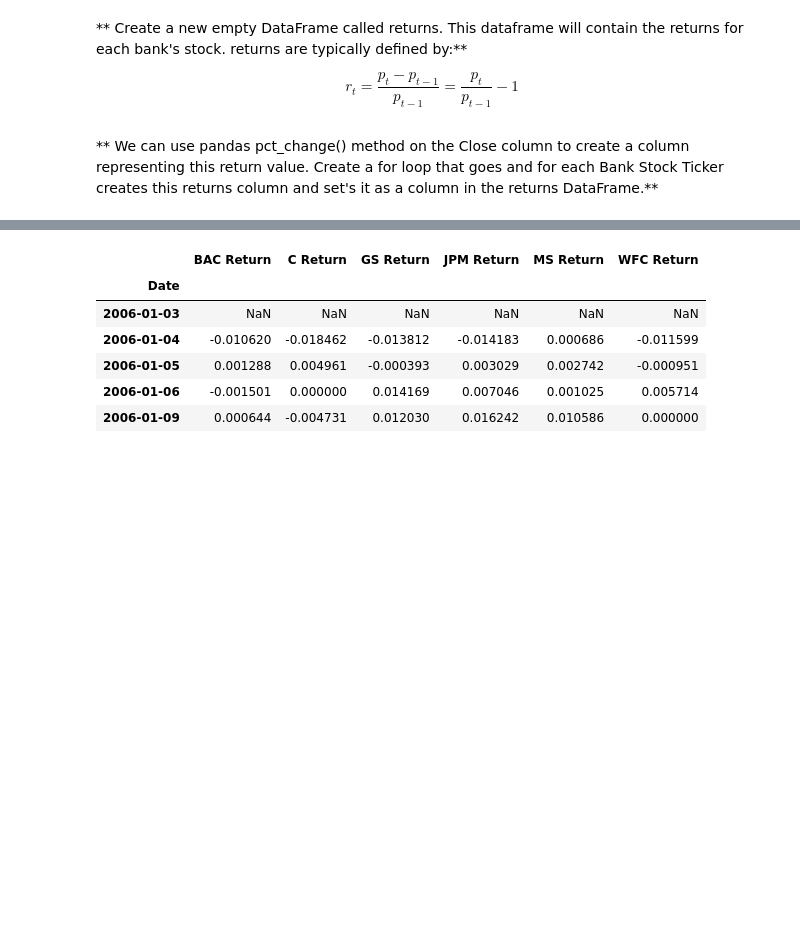
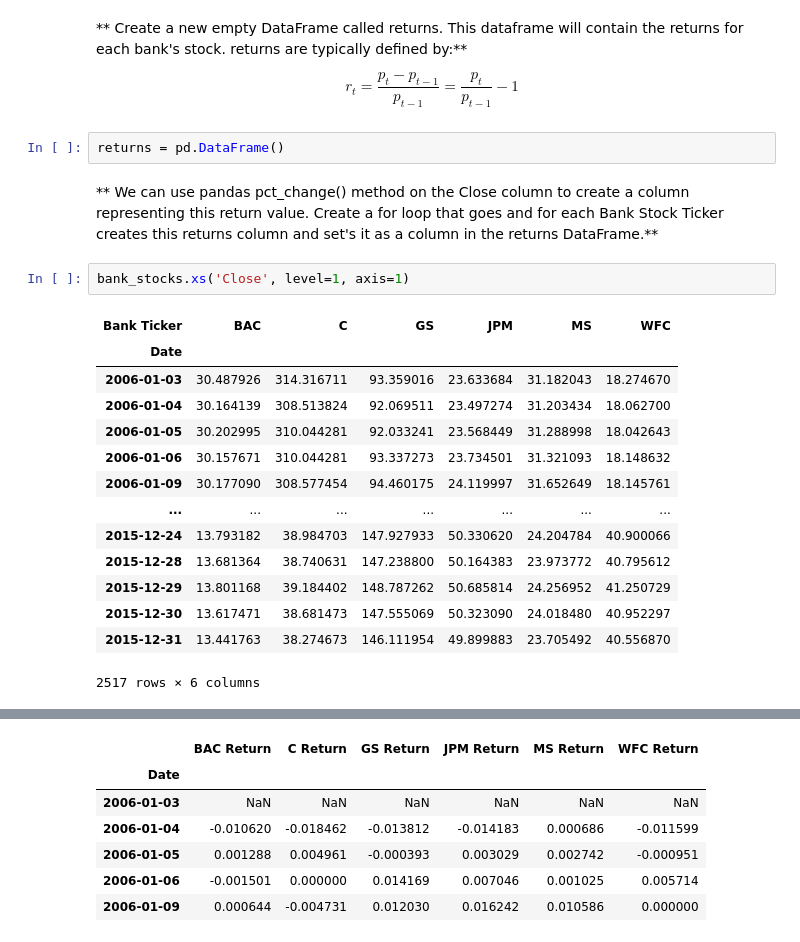
Before and after one commit to Gbohunmi/Python-for-Data-Science-and-Machine-Learning-Bootcamp-master, a Jupyter notebook: 10-Data-Capstone-Projects/03-Finance Project.ipynb, the cells around one changed output, grey strips where cells are left out. Drawn from its saved outputs; the diff is of its cells as text; blank space fills up the shorter version.

Commit message:
Returns Dataframe Created

```diff
--- a/10-Data-Capstone-Projects/03-Finance Project.ipynb
+++ b/10-Data-Capstone-Projects/03-Finance Project.ipynb
@@ -138,5 +138,24 @@ dtype: float64
 ** Create a new empty DataFrame called returns. This dataframe will contain the returns for each bank's stock. returns are typically defined by:**
 
 $$r_t = \frac{p_t - p_{t-1}}{p_{t-1}} = \frac{p_t}{p_{t-1}} - 1$$
+# %%
+returns = pd.DataFrame()
 # %% [markdown]
 ** We can use pandas pct_change() method on the Close column to create a column representing this return value. Create a for loop that goes and for each Bank Stock Ticker creates this returns column and set's it as a column in the returns DataFrame.**
+# %%
+bank_stocks.xs('Close', level=1, axis=1)
+# %% [output]
+| Bank Ticker | BAC | C | GS | JPM | MS | WFC |
+| Date |  |  |  |  |  |  |
+| 2006-01-03 | 30.487926 | 314.316711 | 93.359016 | 23.633684 | 31.182043 | 18.274670 |
+| 2006-01-04 | 30.164139 | 308.513824 | 92.069511 | 23.497274 | 31.203434 | 18.062700 |
+| 2006-01-05 | 30.202995 | 310.044281 | 92.033241 | 23.568449 | 31.288998 | 18.042643 |
+| 2006-01-06 | 30.157671 | 310.044281 | 93.337273 | 23.734501 | 31.321093 | 18.148632 |
+| 2006-01-09 | 30.177090 | 308.577454 | 94.460175 | 24.119997 | 31.652649 | 18.145761 |
+| ... | ... | ... | ... | ... | ... | ... |
+| 2015-12-24 | 13.793182 | 38.984703 | 147.927933 | 50.330620 | 24.204784 | 40.900066 |
+| 2015-12-28 | 13.681364 | 38.740631 | 147.238800 | 50.164383 | 23.973772 | 40.795612 |
+| 2015-12-29 | 13.801168 | 39.184402 | 148.787262 | 50.685814 | 24.256952 | 41.250729 |
+| 2015-12-30 | 13.617471 | 38.681473 | 147.555069 | 50.323090 | 24.018480 | 40.952297 |
+| 2015-12-31 | 13.441763 | 38.274673 | 146.111954 | 49.899883 | 23.705492 | 40.556870 |
+2517 rows × 6 columns
```
Also changed, not shown: parts of 2 cells of this notebook.
